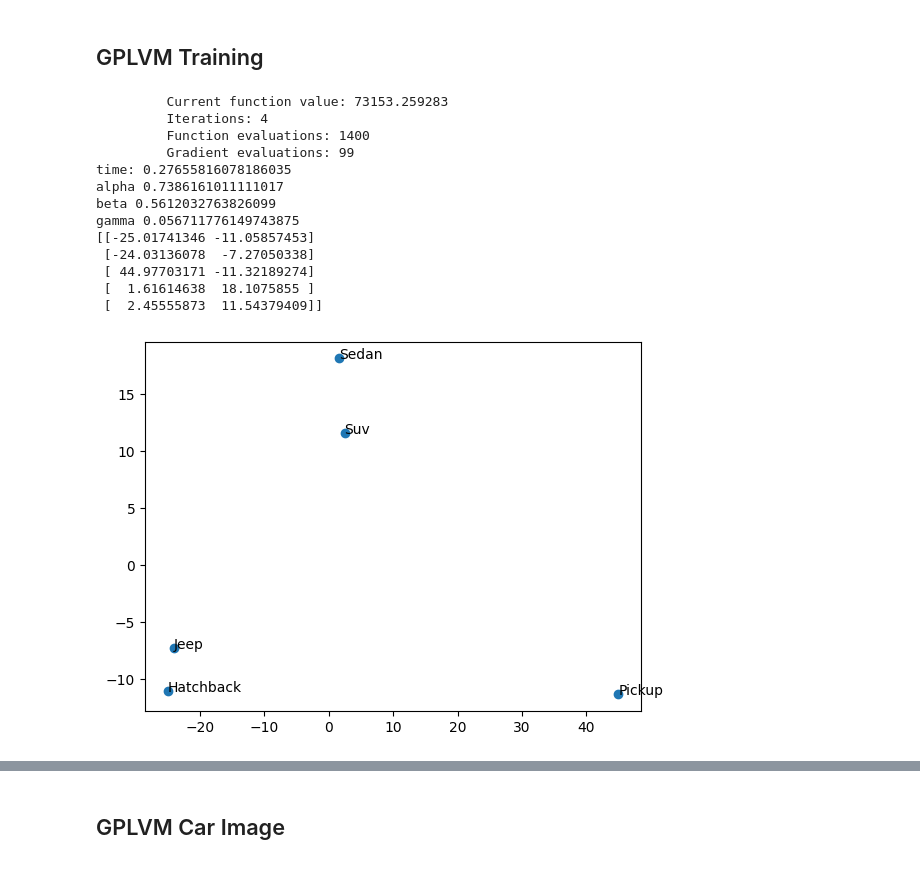
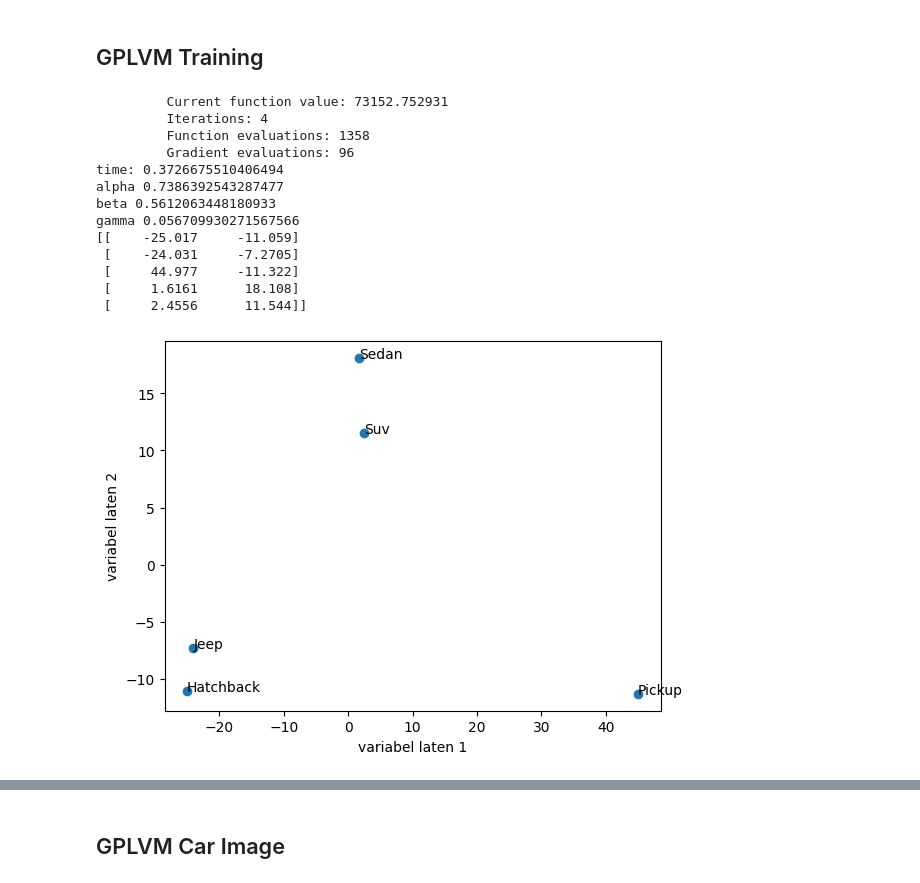
Before and after one commit to bryanahusna/3d-traffic-reconstruction, a Jupyter notebook: main_reconstruction.ipynb, the cells around one changed output, grey strips where cells are left out. Drawn from its saved outputs; the diff is of its cells as text; code cells hidden in the pictures.

```diff
--- a/main_reconstruction.ipynb
+++ b/main_reconstruction.ipynb
@@ -8,39 +8,41 @@ input_file_name = f'video/{video_name}.mp4'
 # %%
 import numpy as np
 import matplotlib.pyplot as plt
 
 from mygplvm.reconstruction import Reconstruction
 
 sdfs = []
 sdf_names = ['Hatchback', 'Jeep', 'Pickup', 'Sedan', 'Suv']
 voxel_resolution = 64
 dct_resolution = 25
 for name in sdf_names:
     sdfs.append(np.load(f'./mygplvm/objs3/{name}_SDF_{voxel_resolution}x{voxel_resolution}x{voxel_resolution}.npy'))
 
 rec = Reconstruction(voxel_resolution=voxel_resolution, dct_resolution=dct_resolution)
 print(rec.fit_from_sdf(sdfs=sdfs))
 
 # Scatter plot latent variable
 fig, ax = plt.subplots()
 ax.scatter(rec.gplvm.X[:, 0], rec.gplvm.X[:, 1])
+ax.set_xlabel('variabel laten 1')
+ax.set_ylabel('variabel laten 2')
 for i, txt in enumerate(sdf_names):
     ax.annotate(txt, (rec.gplvm.X[i, 0], rec.gplvm.X[i, 1]))
 # %% [output]
-         Current function value: 73153.259283
+         Current function value: 73152.752931
          Iterations: 4
-         Function evaluations: 1400
-         Gradient evaluations: 99
-time: 0.27655816078186035
-alpha 0.7386161011111017
-beta 0.5612032763826099
-gamma 0.056711776149743875
-[[-25.01741346 -11.05857453]
- [-24.03136078  -7.27050338]
- [ 44.97703171 -11.32189274]
- [  1.61614638  18.1075855 ]
- [  2.45555873  11.54379409]]
+         Function evaluations: 1358
+         Gradient evaluations: 96
+time: 0.3726675510406494
+alpha 0.7386392543287477
+beta 0.5612063448180933
+gamma 0.056709930271567566
+[[    -25.017     -11.059]
+ [    -24.031     -7.2705]
+ [     44.977     -11.322]
+ [     1.6161      18.108]
+ [     2.4556      11.544]]
-[figure, old version]
+[figure, new version]
 # %%
 import math
 from math import sin, cos
```
Also changed, not shown: parts of 2 cells of this notebook, 51 other files.
